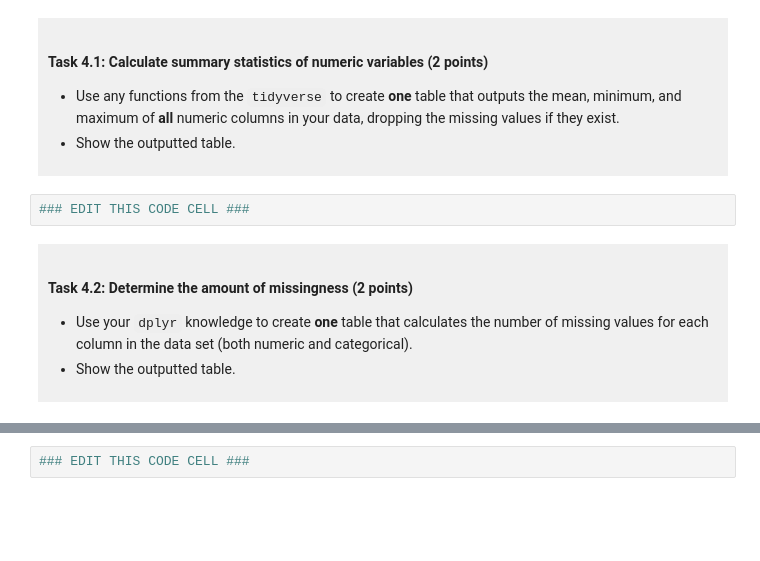
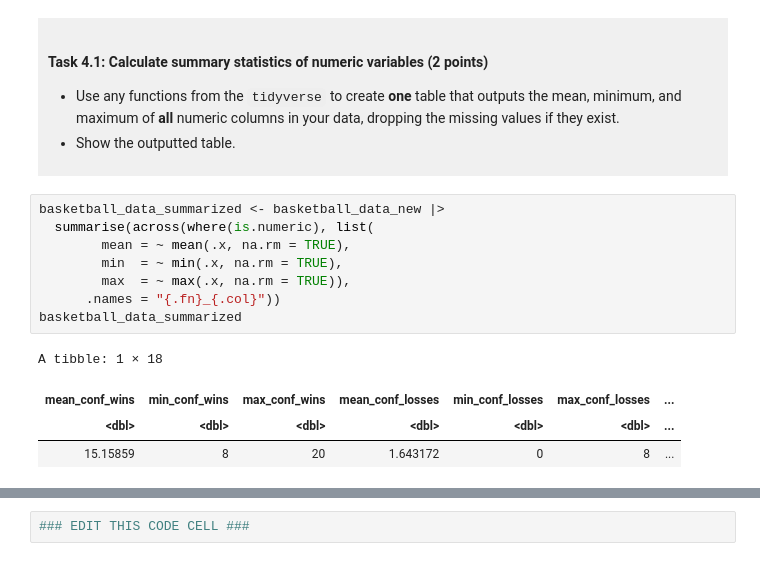
Before and after one commit to jessicaparmar66/dsci-100-project-Jessica-Parmar, a Jupyter notebook: dsci-100-project-notebook.ipynb, the cells around one changed output, grey strips where cells are left out. Drawn from its saved outputs; the diff is of its cells as text; blank space fills up the shorter version.

```diff
--- a/dsci-100-project-notebook.ipynb
+++ b/dsci-100-project-notebook.ipynb
@@ -254,13 +263,16 @@ You will refine your research question (if needed) and produce a tidy data set.
 - Show the outputted table.
 
 </div>
-# %%
-### EDIT THIS CODE CELL ###
-# %% [markdown]
-<div style="background-color: #f0f0f0; padding: 10px;">
-
-#### Task 4.2: Determine the amount of missingness (2 points)
-
-- Use your `dplyr` knowledge to create **one** table that calculates the number of missing values for each column in the data set (both numeric and categorical).
-- Show the outputted table.
-</div>
+# %%
+basketball_data_summarized <- basketball_data_new |>
+  summarise(across(where(is.numeric), list(
+        mean = ~ mean(.x, na.rm = TRUE),
+        min  = ~ min(.x, na.rm = TRUE),
+        max  = ~ max(.x, na.rm = TRUE)),
+      .names = "{.fn}_{.col}"))
+basketball_data_summarized
+# %% [output]
+A tibble: 1 × 18
+| mean_conf_wins | min_conf_wins | max_conf_wins | mean_conf_losses | min_conf_losses | max_conf_losses | ... |
+| <dbl> | <dbl> | <dbl> | <dbl> | <dbl> | <dbl> | ... |
+| 15.15859 | 8 | 20 | 1.643172 | 0 | 8 | ... |
```
Also changed, not shown: parts of 2 cells of this notebook.
